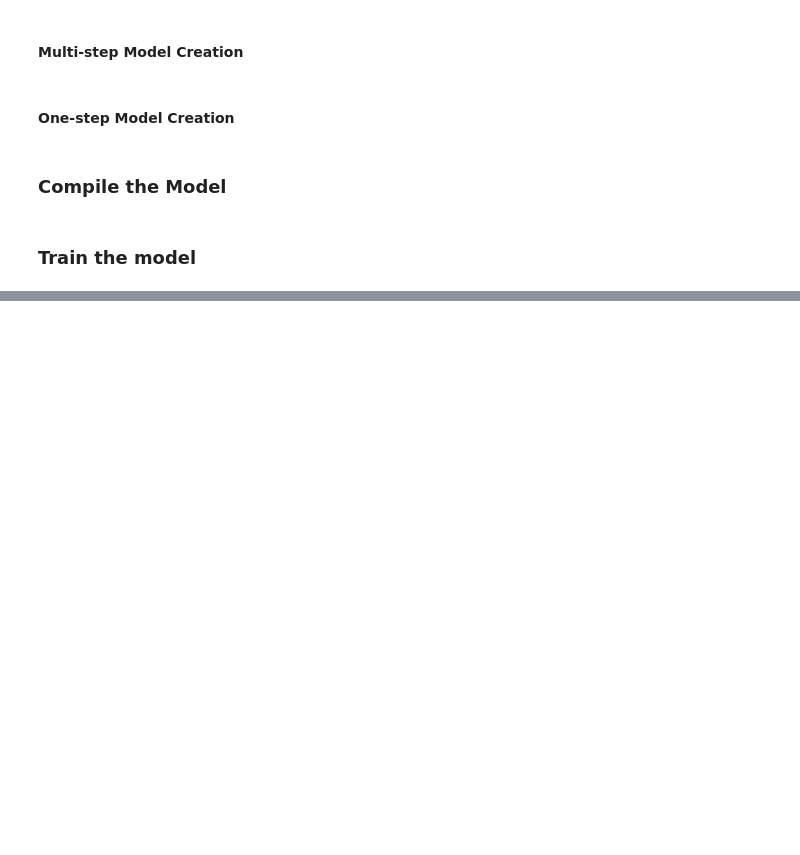
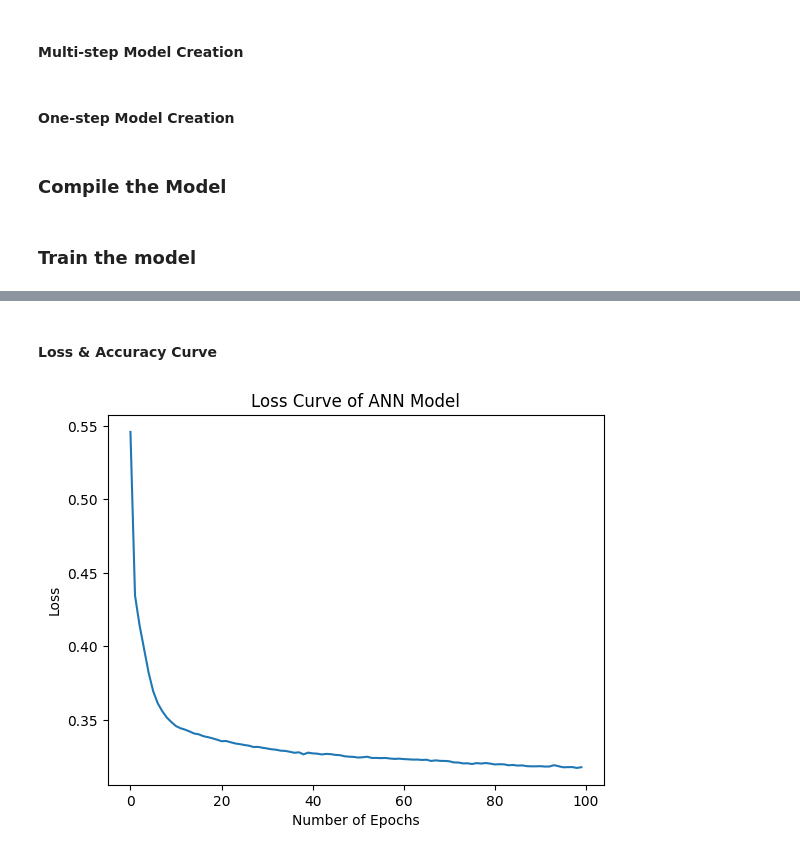
Before and after one commit to GoAshim/Artificial-Neural-Network-with-TensorFlow, a Jupyter notebook: 06_Binary_Classification_using_TensorFlow_Predict_Customer_Churn.ipynb, the cells around one changed output, grey strips where cells are left out. Saved outputs shown, nothing was run; the diff lists cells and outputs as text; code cells hidden in the pictures; blank space fills up the shorter version.

```diff
--- a/06_Binary_Classification_using_TensorFlow_Predict_Customer_Churn.ipynb
+++ b/06_Binary_Classification_using_TensorFlow_Predict_Customer_Churn.ipynb
@@ -358,0 +384,10 @@ hist2 = ann2.fit(X_train_mm, y_train, epochs=100, verbose=0)
+# %% [markdown]
+#### Loss & Accuracy Curve
+# %%
+# Plot the loss curve for the first model
+plt.plot(hist1.history['loss'])
+plt.title("Loss Curve of ANN Model")
+plt.xlabel("Number of Epochs")
+plt.ylabel("Loss");
+# %% [output]
+[figure, added]
```
Also changed, not shown: parts of 7 cells of this notebook.
